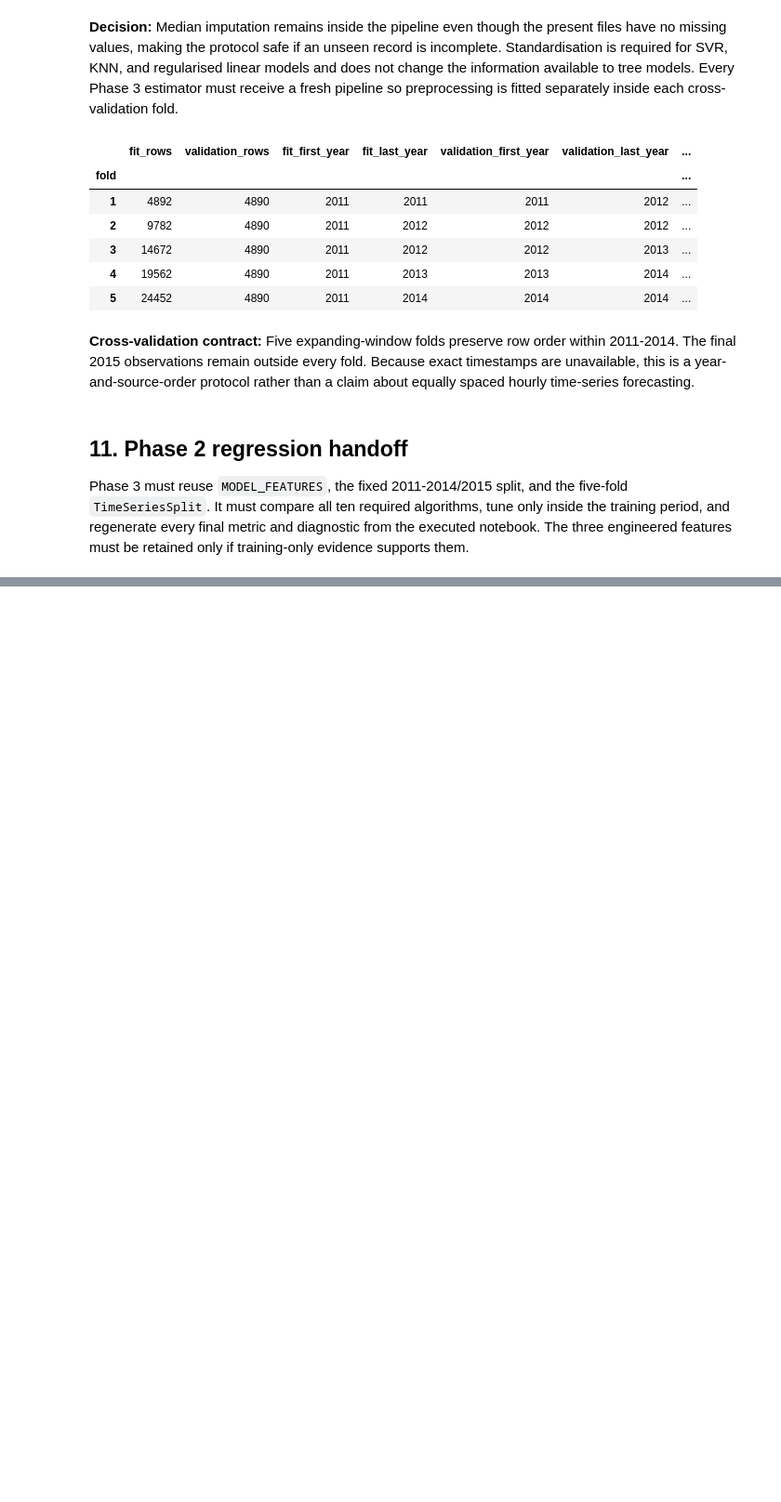
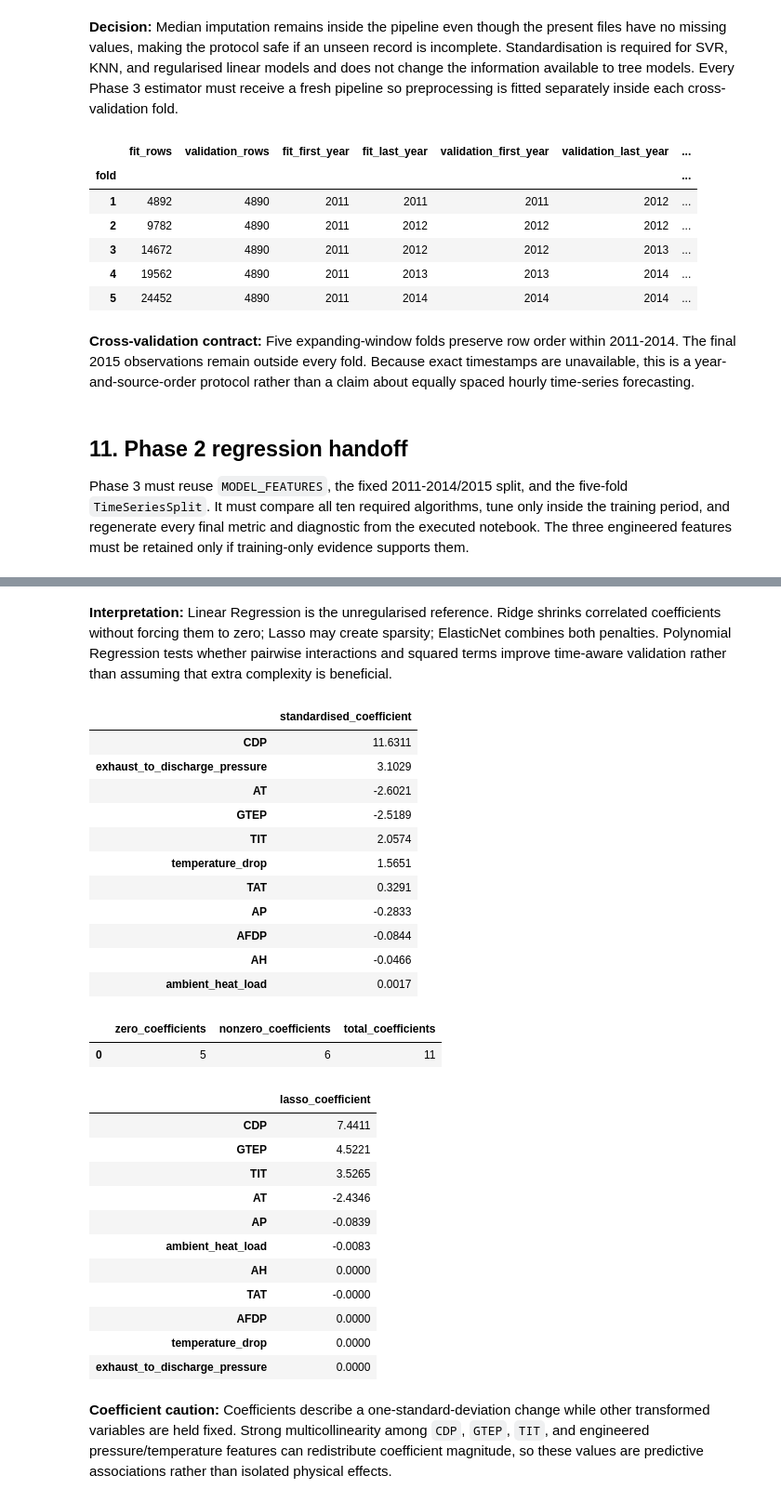
Before and after one commit to Shruhath/23CSE301-ML-Capstone, a Jupyter notebook: notebooks/regression.ipynb, the cells around one changed output, grey strips where cells are left out. Shown at 93% size. Drawn from its saved outputs; the diff is of its cells as text; code cells hidden in the pictures; blank space fills up the shorter version.

```diff
--- a/notebooks/regression.ipynb
+++ b/notebooks/regression.ipynb
@@ -415,0 +648,54 @@ Phase 3 must reuse `MODEL_FEATURES`, the fixed 2011-2014/2015 split, and the fiv
+# %% [markdown]
+**Interpretation:** Linear Regression is the unregularised reference. Ridge shrinks correlated coefficients without forcing them to zero; Lasso may create sparsity; ElasticNet combines both penalties. Polynomial Regression tests whether pairwise interactions and squared terms improve time-aware validation rather than assuming that extra complexity is beneficial.
+# %%
+linear_coefficients = pd.Series(
+    regression_estimators["Linear Regression"].named_steps["model"].coef_,
+    index=REGRESSION_MODEL_FEATURES,
+    name="standardised_coefficient",
+).sort_values(key=np.abs, ascending=False)
+display(linear_coefficients.to_frame())
+
+lasso_coefficients = pd.Series(
+    regression_estimators["Lasso Regression"].named_steps["model"].coef_,
+    index=REGRESSION_MODEL_FEATURES,
+    name="lasso_coefficient",
+)
+lasso_zero_count = int(np.isclose(lasso_coefficients, 0.0, atol=1e-10).sum())
+lasso_sparsity = pd.DataFrame(
+    {
+        "zero_coefficients": [lasso_zero_count],
+        "nonzero_coefficients": [len(lasso_coefficients) - lasso_zero_count],
+        "total_coefficients": [len(lasso_coefficients)],
+    }
+)
+display(lasso_sparsity)
+display(lasso_coefficients.sort_values(key=np.abs, ascending=False).to_frame())
+# %% [output]
+|  | standardised_coefficient |
+| CDP | 11.6311 |
+| exhaust_to_discharge_pressure | 3.1029 |
+| AT | -2.6021 |
+| GTEP | -2.5189 |
+| TIT | 2.0574 |
+| temperature_drop | 1.5651 |
+| TAT | 0.3291 |
+| AP | -0.2833 |
+| AFDP | -0.0844 |
+| AH | -0.0466 |
+| ambient_heat_load | 0.0017 |
+|  | zero_coefficients | nonzero_coefficients | total_coefficients |
+| 0 | 5 | 6 | 11 |
+|  | lasso_coefficient |
+| CDP | 7.4411 |
+| GTEP | 4.5221 |
+| TIT | 3.5265 |
+| AT | -2.4346 |
+| AP | -0.0839 |
+| ambient_heat_load | -0.0083 |
+| AH | 0.0000 |
+| TAT | -0.0000 |
+| AFDP | 0.0000 |
+| temperature_drop | 0.0000 |
+| exhaust_to_discharge_pressure | 0.0000 |
+# %% [markdown]
+**Coefficient caution:** Coefficients describe a one-standard-deviation change while other transformed variables are held fixed. Strong multicollinearity among `CDP`, `GTEP`, `TIT`, and engineered pressure/temperature features can redistribute coefficient magnitude, so these values are predictive associations rather than isolated physical effects.
```
Also changed, not shown: parts of 8 cells of this notebook.
